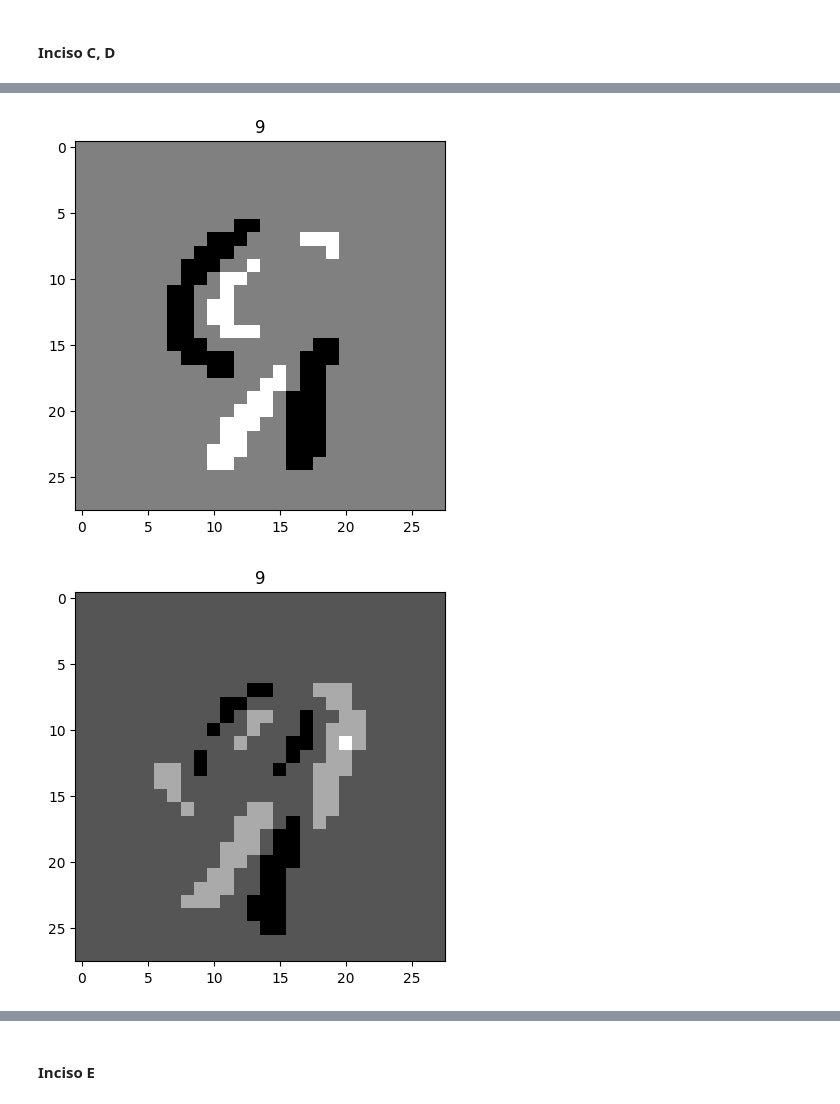
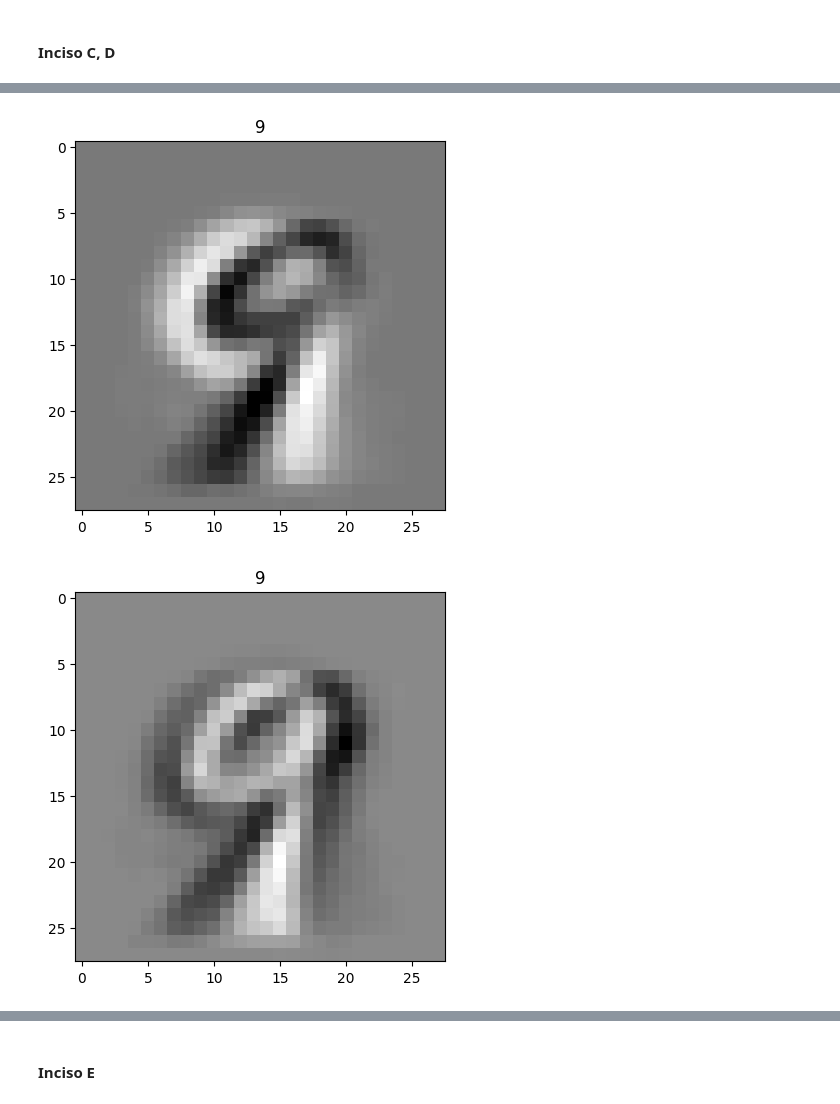
Before and after one commit to arielbakal/AlgebraLinealComputacional_UBA_FCEN, a Jupyter notebook: TP2/TP2.ipynb, the cells around one changed output, grey strips where cells are left out. Drawn from its saved outputs; the diff is of its cells as text; code cells hidden in the pictures.

```diff
--- a/TP2/TP2.ipynb
+++ b/TP2/TP2.ipynb
@@ -19,7 +19,7 @@ def vector_a_matriz(vector): # matriz 28x28
 
     for i in range(0, 28):
         for j in range(0, 28):
-            fila.append(int(vector[i*28+j]))
+            fila.append(vector[i*28+j])
         matriz.append(fila)
         fila = []
 
@@ -231,7 +231,7 @@ def metodo_potencia_SVD(matriz):
 
     m, n = np.shape(matriz)
 
-    A = matriz
+    A = matriz[:]
     B = np.transpose(A) @ A
 
     x = np.random.rand(n, 1)
@@ -259,7 +259,7 @@ def descomposicion_SVD(matriz):
 
     m, n = np.shape(matriz)
 
-    A = matriz
+    A = matriz[:]
     U_t = []
     Z = np.zeros((m,n))
     V_t = []
@@ -327,9 +327,9 @@ U, Σ, V = descomposicion_de_M(M)
 for i in range(1, 10, 4):
     for j in range(3):
 
-        U_t = np.transpose(U[i]) * 15
+        U_t = np.transpose(U[i])
 
-        primer_columna = U_t[j].tolist()
+        primer_columna = U_t[j]
 
         matriz = vector_a_matriz(primer_columna)
 
@@ -345,2 +345,2 @@ for i in range(1, 10, 4):
-[figure, old version]
+[figure, new version]
-[figure, old version]
+[figure, new version]
```
Also changed, not shown: parts of 7 cells of this notebook.
